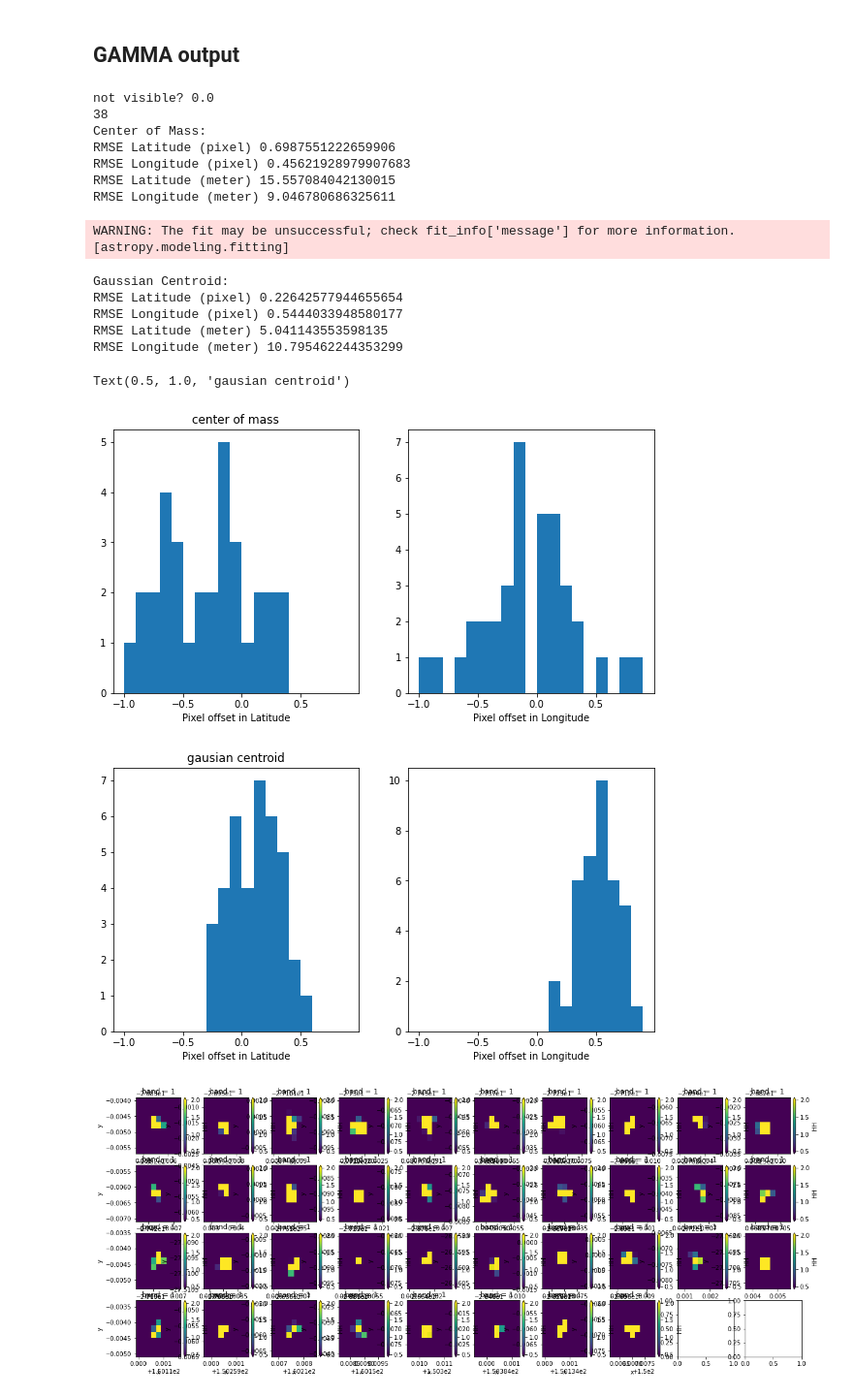
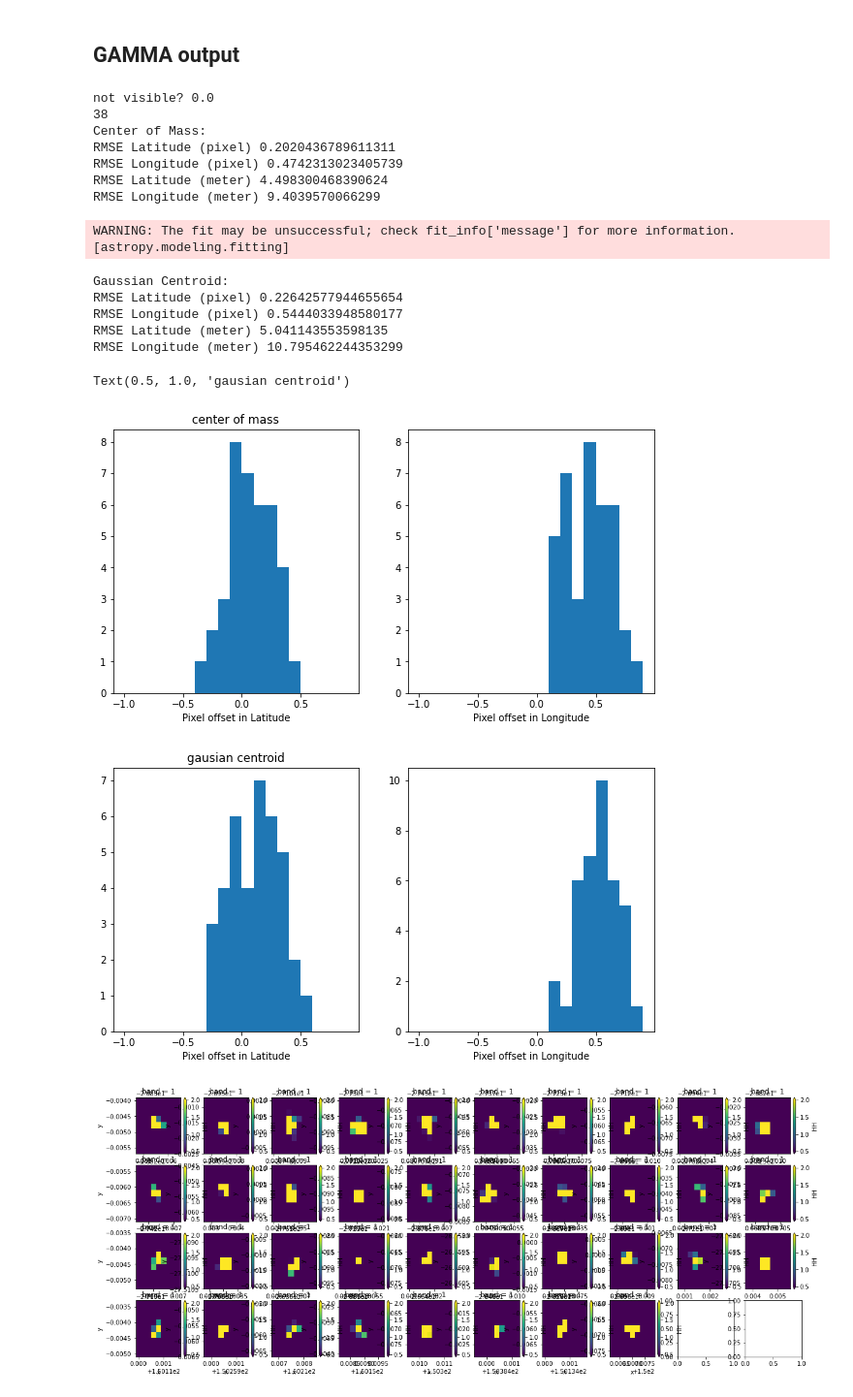
Before and after one commit to fangfy/deafrica-sandbox-notebooks, a Jupyter notebook: Datasets/Sentinel-1_NRB_sample_CR_gamma.ipynb, the cells around one changed output. Shown at 97% size. Saved outputs shown, nothing was run; the diff lists cells and outputs as text; code cells hidden in the pictures.

Commit message:
Fix center of mass fit bug

```diff
--- a/Datasets/Sentinel-1_NRB_sample_CR_gamma.ipynb
+++ b/Datasets/Sentinel-1_NRB_sample_CR_gamma.ipynb
@@ -143,7 +143,7 @@ for i in range(len(data_crs)):
     # center of mass
     fx = interpolate.interp1d(np.arange(len(data_crs[i].x)), data_crs[i].x.values)
     fy = interpolate.interp1d(np.arange(len(data_crs[i].y)), data_crs[i].y.values)
-    x, y = ndimage.measurements.center_of_mass(data_crs[i].values)
+    y, x = ndimage.measurements.center_of_mass(data_crs[i].values)
     c_lon, c_lat = fx(x), fy(y)
 
     c_lats.append(c_lat)
@@ -250,7 +250,7 @@ for i in range(len(data_crs)):
     # center of mass
     fx = interpolate.interp1d(np.arange(len(data_crs[i].x)), data_crs[i].x.values)
     fy = interpolate.interp1d(np.arange(len(data_crs[i].y)), data_crs[i].y.values)
-    x, y = ndimage.measurements.center_of_mass(data_crs[i].values)
+    y, x = ndimage.measurements.center_of_mass(data_crs[i].values)
     c_lon, c_lat = fx(x), fy(y)
 
     c_lats.append(c_lat)
@@ -366,7 +366,7 @@ for i in range(len(data_crs)):
     # center of mass
     fx = interpolate.interp1d(np.arange(len(data_crs[i].x)), data_crs[i].x.values)
     fy = interpolate.interp1d(np.arange(len(data_crs[i].y)), data_crs[i].y.values)
-    x, y = ndimage.measurements.center_of_mass(data_crs[i].values)
+    y, x = ndimage.measurements.center_of_mass(data_crs[i].values)
     c_lon, c_lat = fx(x), fy(y)
 
     c_lats.append(c_lat)
@@ -397,38 +397,38 @@ for i in range(len(data_crs)):
     x, y = centroid_2dg(data_crs[i].values)
     c_lon, c_lat = fx(x), fy(y)
 
     c_lats.append(c_lat)
     c_lons.append(c_lon)
 
 
 print('Gaussian Centroid:')
 print("RMSE Latitude (pixel)", np.sqrt(np.mean((np.array(true_lats) - c_lats)**2))/ps)
 print("RMSE Longitude (pixel)", np.sqrt(np.mean((np.array(true_lons) - c_lons)**2))/ps)
 print("RMSE Latitude (meter)", np.sqrt(np.mean((np.array(true_lats) - c_lats)**2))*mpd_lat)
 print("RMSE Longitude (meter)", np.sqrt(np.mean((np.array(true_lons) - c_lons)**2))*mpd_lon)
 
 f, ax = plt.subplots(1, 2, figsize=(10,5))
 ax[0].hist((np.array(true_lats) - c_lats)/ps, bins=np.arange(-1,1,0.1));
 ax[0].set_xlabel('Pixel offset in Latitude');
 ax[1].hist((np.array(true_lons)  - c_lons)/ps, bins=np.arange(-1,1,0.1));
 ax[1].set_xlabel('Pixel offset in Longitude');
 ax[0].set_title('gausian centroid')
 # %% [output]
 not visible? 0.0
 38
 Center of Mass:
-RMSE Latitude (pixel) 0.6987551222659906
-RMSE Longitude (pixel) 0.45621928979907683
-RMSE Latitude (meter) 15.557084042130015
-RMSE Longitude (meter) 9.046780686325611
+RMSE Latitude (pixel) 0.2020436789611311
+RMSE Longitude (pixel) 0.4742313023405739
+RMSE Latitude (meter) 4.498300468390624
+RMSE Longitude (meter) 9.4039570066299
 WARNING: The fit may be unsuccessful; check fit_info['message'] for more information. [astropy.modeling.fitting]
 Gaussian Centroid:
 RMSE Latitude (pixel) 0.22642577944655654
 RMSE Longitude (pixel) 0.5444033948580177
 RMSE Latitude (meter) 5.041143553598135
 RMSE Longitude (meter) 10.795462244353299
 Text(0.5, 1.0, 'gausian centroid')
-[figure, old version]
+[figure, new version]
 [figure]
 # %%
 # visual check selected stamps
```
Also changed, not shown: parts of 2 cells of this notebook, 1 other file.
